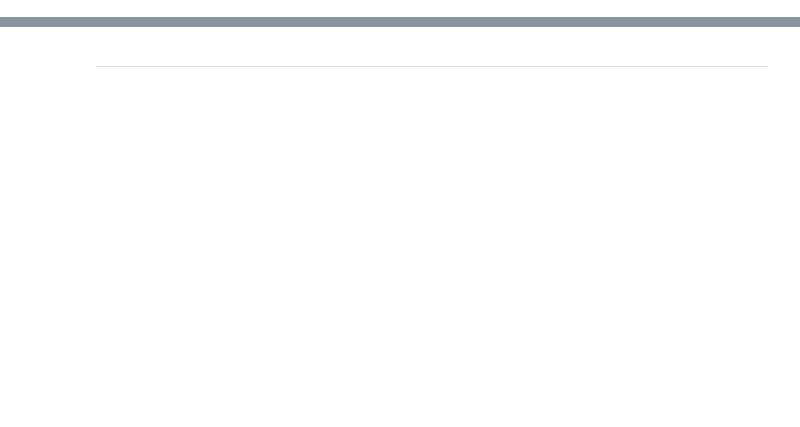
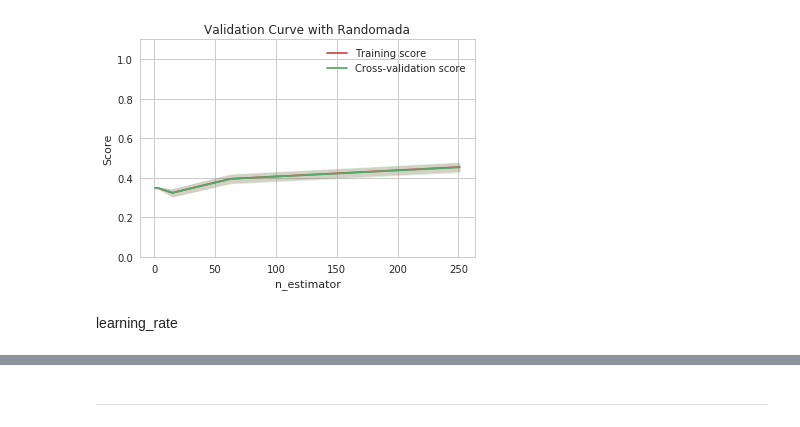
Before and after one commit to YounginLEE/DSS7_Team3, a Jupyter notebook: Mk/optimize.ipynb, the cells around one changed output, grey strips where cells are left out. Drawn from its saved outputs; the diff is of its cells as text; code cells hidden in the pictures; blank space fills up the shorter version.

```diff
--- a/Mk/optimize.ipynb
+++ b/Mk/optimize.ipynb
@@ -25,0 +118,24 @@ param_grid = {
+# %%
+#make model
+DT = DecisionTreeClassifier(max_depth=2, random_state=0)
+
+ada = AdaBoostClassifier(DT,
+                               algorithm="SAMME", n_estimators=100, learning_rate=1.0)
+
+# range setting
+estimator_range = np.logspace(0,2.4, 5, dtype=int)
+learning_rate_range = np.logspace(-3, 0, 10)
+# DT_range =
+# base = Pipeline([('clf', DecisionTreeClassifier(random_state=0))])
+
+# grid setting
+param_grid ={
+    'n_estimators': estimator_range,
+     'learning_rate': learning_rate_range,
+}
+# %%
+param_range=estimator_range
+%time train_scores, test_scores = \
+    validation_curve(ada, X, y,
+                     param_name="n_estimators", param_range=param_range,
+                     cv=10, scoring="accuracy", n_jobs=-1)
@@ -25,0 +145,23 @@ param_grid = {
+# %%
+train_scores_mean = np.mean(train_scores, axis=1)
+train_scores_std = np.std(train_scores, axis=1)
+test_scores_mean = np.mean(test_scores, axis=1)
+test_scores_std = np.std(test_scores, axis=1)
+
+mpl.rcParams["font.family"] = 'DejaVu Sans'
+plt.plot(param_range, train_scores_mean, label="Training score", color="r")
+plt.fill_between(param_range, train_scores_mean - train_scores_std,
+                 train_scores_mean + train_scores_std, alpha=0.2, color="r")
+plt.plot(param_range, test_scores_mean, label="Cross-validation score", color="g")
+plt.fill_between(param_range, test_scores_mean - test_scores_std,
+                 test_scores_mean + test_scores_std, alpha=0.2, color="g")
+plt.legend(loc="best")
+plt.title("Validation Curve with Randomada")
+plt.xlabel("n_estimator")
+plt.ylabel("Score")
+plt.ylim(0.0, 1.1)
+plt.show()
+# %% [output]
+[figure, added]
+# %% [markdown]
+learning_rate
```
Also changed, not shown: parts of 61 cells of this notebook.
